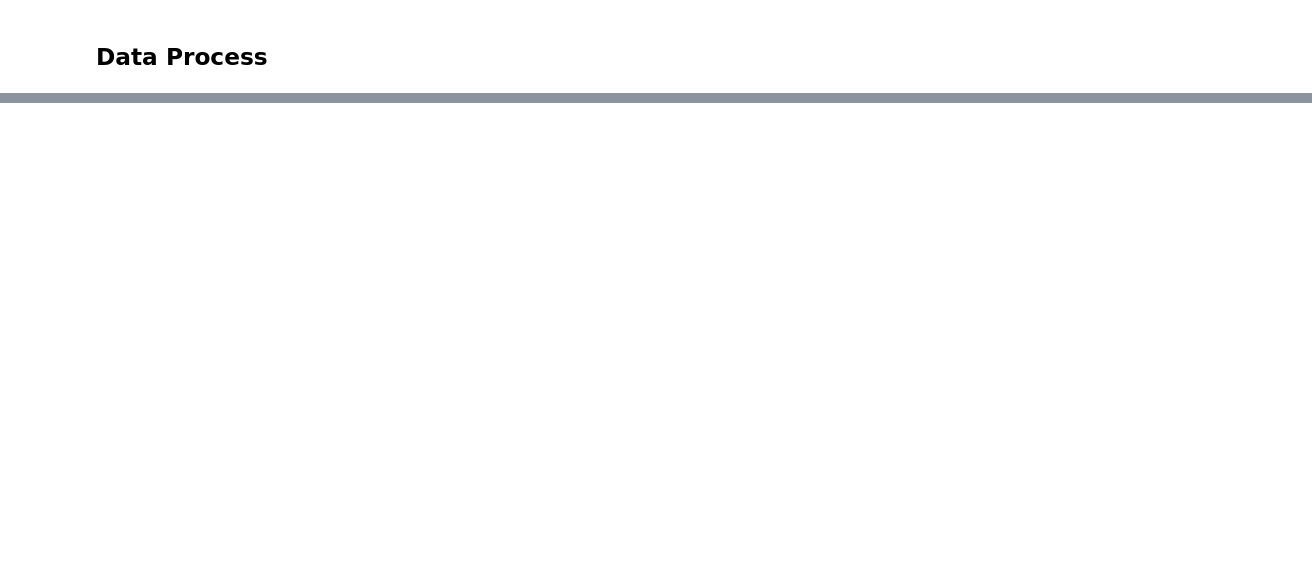
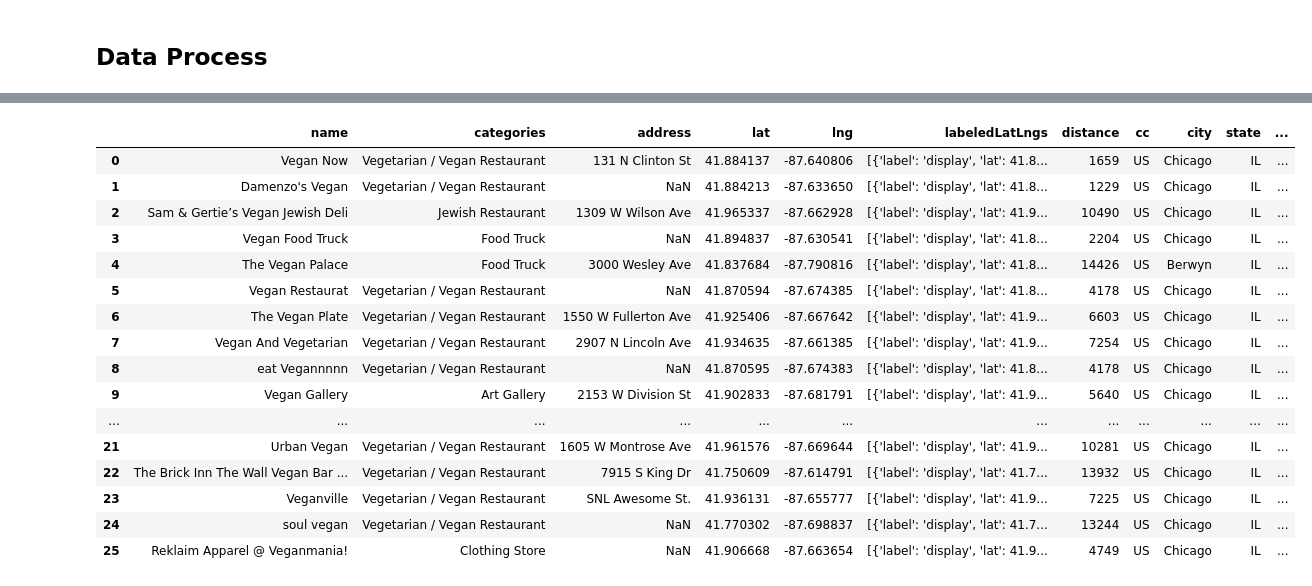
Before and after one commit to MBasnar/Coursera_Capstone, a Jupyter notebook: The Battle of Neighborhoods.ipynb, the cells around one changed output, grey strips where cells are left out. Drawn from its saved outputs; the diff is of its cells as text; code cells hidden in the pictures; blank space fills up the shorter version.

```diff
--- a/The Battle of Neighborhoods.ipynb
+++ b/The Battle of Neighborhoods.ipynb
@@ -15,0 +101,11 @@ Once the data has been aquired, the data will be cleaned and analyzed to reveal
+# %%
+search_veg = 'vegan'
+
+radius = 13500
+LIMIT = 200
+
+url_restaurant1 = 'https://api.foursquare.com/v2/venues/search?client_id={}&client_secret={}&ll={},{}&v={}&query={}&radius={}&limit={}'.format(
+    CLIENT_ID, CLIENT_SECRET, latitude, longitude, VERSION, search_veg, radius, LIMIT)
+
+results_veg = requests.get(url_restaurant1).json()
+results_veg
@@ -15,0 +132,4 @@ Once the data has been aquired, the data will be cleaned and analyzed to reveal
+# %%
+ven = results_veg['response']['venues']
+results_veg = pd.json_normalize(ven)
+results_veg.columns
@@ -15,0 +168,42 @@ Once the data has been aquired, the data will be cleaned and analyzed to reveal
+# %%
+# keep only columns that include venue name, and anything that is associated with location
+filtered_columns = ['name', 'categories'] + [col for col in results_veg.columns if col.startswith('location.')] + ['id']
+vegan_filtered = results_veg.loc[:, filtered_columns]
+
+# function that extracts the category of the venue
+def get_category_type(row):
+    try:
+        categories_list = row['categories']
+    except:
+        categories_list = row['venue.categories']
+
+    if len(categories_list) == 0:
+        return None
+    else:
+        return categories_list[0]['name']
+
+# filter the category for each row
+vegan_filtered['categories'] = vegan_filtered.apply(get_category_type, axis=1)
+
+# clean column names by keeping only last term
+vegan_filtered.columns = [column.split('.')[-1] for column in vegan_filtered.columns]
+
+vegan_filtered
+# %% [output]
+|  | name | categories | address | lat | lng | labeledLatLngs | distance | cc | city | state | ... |
+| 0 | Vegan Now | Vegetarian / Vegan Restaurant | 131 N Clinton St | 41.884137 | -87.640806 | [{'label': 'display', 'lat': 41.8... | 1659 | US | Chicago | IL | ... |
+| 1 | Damenzo's Vegan | Vegetarian / Vegan Restaurant | NaN | 41.884213 | -87.633650 | [{'label': 'display', 'lat': 41.8... | 1229 | US | Chicago | IL | ... |
+| 2 | Sam & Gertie’s Vegan Jewish Deli | Jewish Restaurant | 1309 W Wilson Ave | 41.965337 | -87.662928 | [{'label': 'display', 'lat': 41.9... | 10490 | US | Chicago | IL | ... |
+| 3 | Vegan Food Truck | Food Truck | NaN | 41.894837 | -87.630541 | [{'label': 'display', 'lat': 41.8... | 2204 | US | Chicago | IL | ... |
+| 4 | The Vegan Palace | Food Truck | 3000 Wesley Ave | 41.837684 | -87.790816 | [{'label': 'display', 'lat': 41.8... | 14426 | US | Berwyn | IL | ... |
+| 5 | Vegan Restaurat | Vegetarian / Vegan Restaurant | NaN | 41.870594 | -87.674385 | [{'label': 'display', 'lat': 41.8... | 4178 | US | Chicago | IL | ... |
+| 6 | The Vegan Plate | Vegetarian / Vegan Restaurant | 1550 W Fullerton Ave | 41.925406 | -87.667642 | [{'label': 'display', 'lat': 41.9... | 6603 | US | Chicago | IL | ... |
+| 7 | Vegan And Vegetarian | Vegetarian / Vegan Restaurant | 2907 N Lincoln Ave | 41.934635 | -87.661385 | [{'label': 'display', 'lat': 41.9... | 7254 | US | Chicago | IL | ... |
+| 8 | eat Vegannnnn | Vegetarian / Vegan Restaurant | NaN | 41.870595 | -87.674383 | [{'label': 'display', 'lat': 41.8... | 4178 | US | Chicago | IL | ... |
+| 9 | Vegan Gallery | Art Gallery | 2153 W Division St | 41.902833 | -87.681791 | [{'label': 'display', 'lat': 41.9... | 5640 | US | Chicago | IL | ... |
+| ... | ... | ... | ... | ... | ... | ... | ... | ... | ... | ... | ... |
+| 21 | Urban Vegan | Vegetarian / Vegan Restaurant | 1605 W Montrose Ave | 41.961576 | -87.669644 | [{'label': 'display', 'lat': 41.9... | 10281 | US | Chicago | IL | ... |
+| 22 | The Brick Inn The Wall Vegan Bar ... | Vegetarian / Vegan Restaurant | 7915 S King Dr | 41.750609 | -87.614791 | [{'label': 'display', 'lat': 41.7... | 13932 | US | Chicago | IL | ... |
+| 23 | Veganville | Vegetarian / Vegan Restaurant | SNL Awesome St. | 41.936131 | -87.655777 | [{'label': 'display', 'lat': 41.9... | 7225 | US | Chicago | IL | ... |
+| 24 | soul vegan | Vegetarian / Vegan Restaurant | NaN | 41.770302 | -87.698837 | [{'label': 'display', 'lat': 41.7... | 13244 | US | Chicago | IL | ... |
+| 25 | Reklaim Apparel @ Veganmania! | Clothing Store | NaN | 41.906668 | -87.663654 | [{'label': 'display', 'lat': 41.9... | 4749 | US | Chicago | IL | ... |
```
Also changed, not shown: parts of 32 cells of this notebook.
